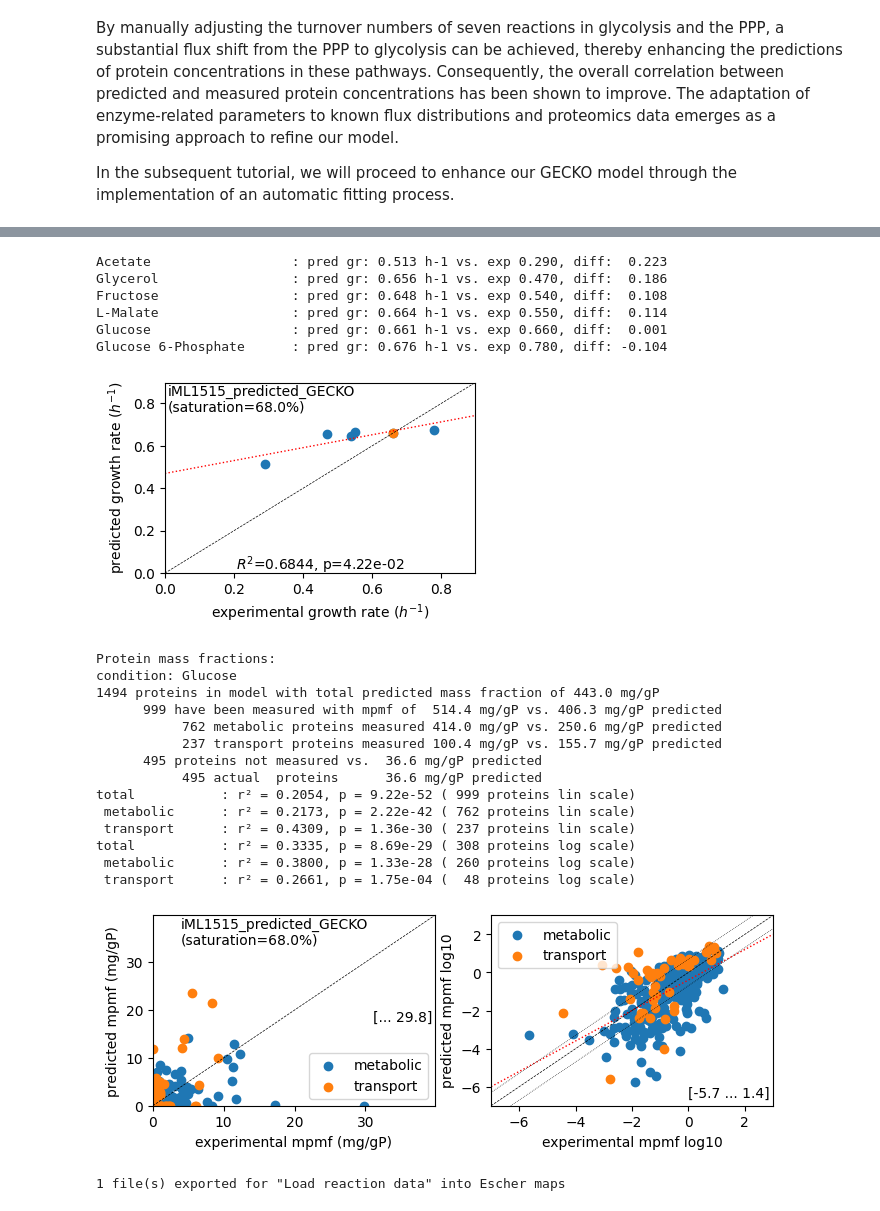
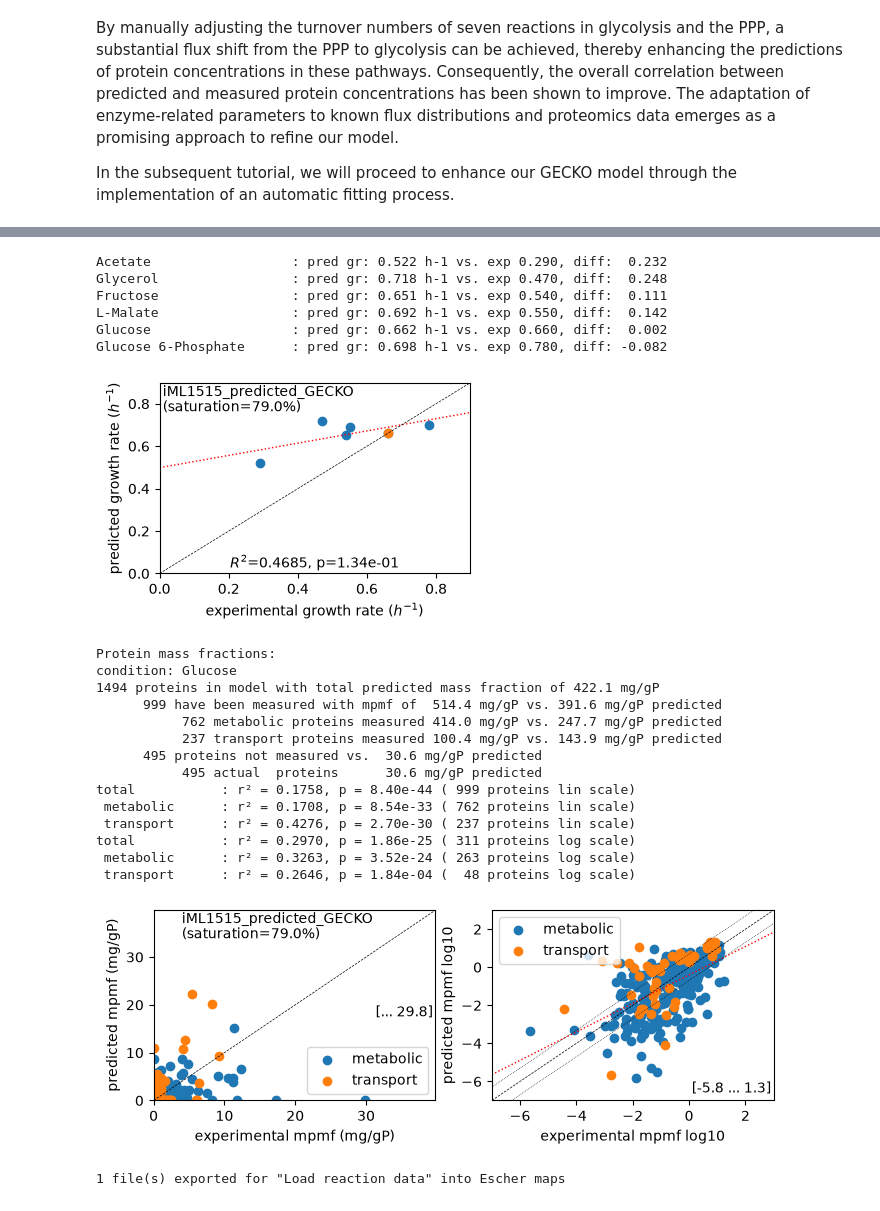
Before and after one commit to SchubertP/f2xba, a Jupyter notebook: docs/source/notebooks/4_Create_iML1515_manually_adjusted_GECKO.ipynb, the cells around one changed output, grey strips where cells are left out. Drawn from its saved outputs; the diff is of its cells as text; code cells hidden in the pictures.

```diff
--- a/docs/source/notebooks/4_Create_iML1515_manually_adjusted_GECKO.ipynb
+++ b/docs/source/notebooks/4_Create_iML1515_manually_adjusted_GECKO.ipynb
@@ -223,12 +223,14 @@ First, we assess the impact of different parameter sets in memory. Once we are s
 
 scale_kcats = {
     # 1. rebalance flux between upper glycolysis and PPP
-    'PGI': 2.0, 'PFK_iso2': 20.0, 'FBA_iso2': 10.0, 'TPI': 20.0, 'ENO': 2.0, 'PGM_iso1_REV': 2.0,
-    'G6PDH2r': 0.2,
+    'HEX1': .5,
+    'PGI': 10, 'PFK_iso2': 10, 'FBA_iso2': 10, 'TPI': 30,
+    'PGK_REV': 5.0, 'PGM_iso1': 10.0, 'ENO': 5.0, 'PYK_iso1': 10,
+    'G6PDH2r': 0.3,
 
     # 2. flux through usage of TCA-cycle
     'PDH': 10.0, 'ACONTa_iso1': 7.0, 'ACONTb_iso1': 7.0,
-    'ICDHyr': 0.2, 'AKGDH': 8.0, 'SUCOAS_REV': 3.0, 'SUCDi': 8.0, 'MDH': 0.1,
+    'ICDHyr': 0.2, 'AKGDH': 8.0, 'SUCOAS_REV': 3.0, 'SUCDi': 8.0, 'MDH': 3.0,
 
     # 3. fix the low predicted flux for DHQS reaction
     'DHQS': 16.0/0.23,
@@ -246,7 +248,7 @@ pred_results = {}
 for cond, medium in conditions.items():
     with ecm as model:
 
-        new_sat_level = .56
+        new_sat_level = .62
         model.reactions.get_by_id('V_PC_total').upper_bound = total_protein * new_sat_level / sigma
 
         model.medium = medium
@@ -495,12 +493,14 @@ total modeled protein: 306.59 mg/gDW, average saturation level: 0.68
 
 scale_kcats = {
     # 1. rebalance flux between upper glycolysis and PPP
-    'PGI': 2.0, 'PFK_iso2': 20.0, 'FBA_iso2': 10.0, 'TPI': 20.0, 'ENO': 2.0, 'PGM_iso1_REV': 2.0,
-    'G6PDH2r': 0.2,
+    'HEX1': .5,
+    'PGI': 10, 'PFK_iso2': 10, 'FBA_iso2': 10, 'TPI': 30,
+    'PGK_REV': 5.0, 'PGM_iso1': 10.0, 'ENO': 5.0, 'PYK_iso1': 10,
+    'G6PDH2r': 0.3,
 
     # 2. flux through usage of TCA-cycle
     'PDH': 10.0, 'ACONTa_iso1': 7.0, 'ACONTb_iso1': 7.0,
-    'ICDHyr': 0.2, 'AKGDH': 8.0, 'SUCOAS_REV': 3.0, 'SUCDi': 8.0, 'MDH': 0.1,
+    'ICDHyr': 0.2, 'AKGDH': 8.0, 'SUCOAS_REV': 3.0, 'SUCDi': 8.0, 'MDH': 3.0,
 
     # 3. fix the low predicted flux for DHQS reaction
     'DHQS': 16.0/0.23,
@@ -511,58 +511,58 @@ for rid in scale_kcats:
         print(f'{rid:15s} not found')
         raise ValueError
 
-new_sat_level = .56
+new_sat_level = .62
 orig_bounds = eo.set_variable_bounds({'V_PC_total': (None, total_protein * new_sat_level / sigma)})
 eo.scale_kcats(scale_kcats)
 
 pred_results = {}
 for cond, medium in conditions.items():
     eo.medium = medium
     solution = eo.optimize()
     if solution.status == 'optimal':
         pred_results[cond] = solution
         gr = solution.objective_value
         print(f'{cond:25s}: pred gr: {gr:.3f} h-1 vs. exp {exp_grs[cond]:.3f}, diff: {gr - exp_grs[cond]:6.3f}')
     else:
         print(f'{cond} ended with status {solution.status}')
 
 eo.unscale_kcats()
 if orig_bounds:
     eo.set_variable_bounds(orig_bounds)
 
 er = EcmResults(eo, pred_results, df_mpmf)
 df_fluxes = er.collect_fluxes()
 df_net_fluxes = er.collect_fluxes(net=True)
 df_proteins = er.collect_protein_results()
 er.plot_grs(exp_grs, highlight=reference_cond)
 
 print(f'Protein mass fractions:')
 er.report_protein_levels(reference_cond)
 er.plot_proteins(reference_cond)
 er.save_to_escher(df_net_fluxes[reference_cond], os.path.join('escher', f'{baseline_model}_adjusted'))
 # %% [output]
-Acetate                  : pred gr: 0.513 h-1 vs. exp 0.290, diff:  0.223
-Glycerol                 : pred gr: 0.656 h-1 vs. exp 0.470, diff:  0.186
-Fructose                 : pred gr: 0.648 h-1 vs. exp 0.540, diff:  0.108
-L-Malate                 : pred gr: 0.664 h-1 vs. exp 0.550, diff:  0.114
-Glucose                  : pred gr: 0.661 h-1 vs. exp 0.660, diff:  0.001
-Glucose 6-Phosphate      : pred gr: 0.676 h-1 vs. exp 0.780, diff: -0.104
+Acetate                  : pred gr: 0.522 h-1 vs. exp 0.290, diff:  0.232
+Glycerol                 : pred gr: 0.718 h-1 vs. exp 0.470, diff:  0.248
+Fructose                 : pred gr: 0.651 h-1 vs. exp 0.540, diff:  0.111
+L-Malate                 : pred gr: 0.692 h-1 vs. exp 0.550, diff:  0.142
+Glucose                  : pred gr: 0.662 h-1 vs. exp 0.660, diff:  0.002
+Glucose 6-Phosphate      : pred gr: 0.698 h-1 vs. exp 0.780, diff: -0.082
-[figure, old version]
+[figure, new version]
 Protein mass fractions:
 condition: Glucose
-1494 proteins in model with total predicted mass fraction of 443.0 mg/gP
-      999 have been measured with mpmf of  514.4 mg/gP vs. 406.3 mg/gP predicted
-           762 metabolic proteins measured 414.0 mg/gP vs. 250.6 mg/gP predicted
-           237 transport proteins measured 100.4 mg/gP vs. 155.7 mg/gP predicted
-      495 proteins not measured vs.  36.6 mg/gP predicted
-           495 actual  proteins      36.6 mg/gP predicted
-total           : r² = 0.2054, p = 9.22e-52 ( 999 proteins lin scale)
- metabolic      : r² = 0.2173, p = 2.22e-42 ( 762 proteins lin scale)
- transport      : r² = 0.4309, p = 1.36e-30 ( 237 proteins lin scale)
-total           : r² = 0.3335, p = 8.69e-29 ( 308 proteins log scale)
- metabolic      : r² = 0.3800, p = 1.33e-28 ( 260 proteins log scale)
- transport      : r² = 0.2661, p = 1.75e-04 (  48 proteins log scale)
+1494 proteins in model with total predicted mass fraction of 422.1 mg/gP
+      999 have been measured with mpmf of  514.4 mg/gP vs. 391.6 mg/gP predicted
+           762 metabolic proteins measured 414.0 mg/gP vs. 247.7 mg/gP predicted
+           237 transport proteins measured 100.4 mg/gP vs. 143.9 mg/gP predicted
+      495 proteins not measured vs.  30.6 mg/gP predicted
+           495 actual  proteins      30.6 mg/gP predicted
+total           : r² = 0.1758, p = 8.40e-44 ( 999 proteins lin scale)
+ metabolic      : r² = 0.1708, p = 8.54e-33 ( 762 proteins lin scale)
+ transport      : r² = 0.4276, p = 2.70e-30 ( 237 proteins lin scale)
+total           : r² = 0.2970, p = 1.86e-25 ( 311 proteins log scale)
+ metabolic      : r² = 0.3263, p = 3.52e-24 ( 263 proteins log scale)
+ transport      : r² = 0.2646, p = 1.84e-04 (  48 proteins log scale)
-[figure, old version]
+[figure, new version]
 1 file(s) exported for "Load reaction data" into Escher maps
 # %%
 # analyze reactions selected fluxes
```
Also changed, not shown: parts of 16 cells of this notebook, 12 other files.
